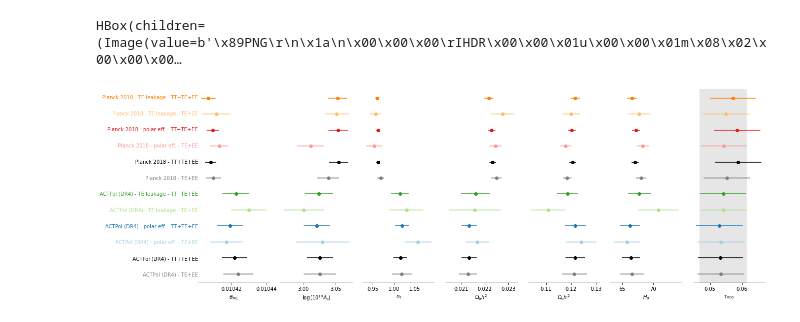
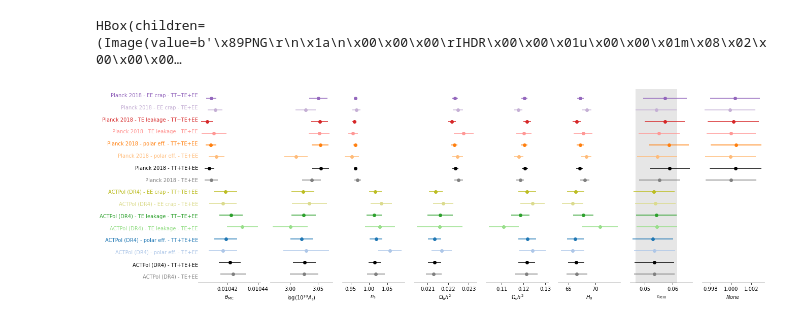
Before and after one commit to xgarrido/cmb_consistency, a Jupyter notebook: notebooks/consistency.ipynb, the cells around one changed output. Saved outputs shown, nothing was run; the diff lists cells and outputs as text; code cells hidden in the pictures.

```diff
--- a/notebooks/consistency.ipynb
+++ b/notebooks/consistency.ipynb
@@ -79,6 +90,8 @@ act_samples = {
     "ACTPol (DR4) - polar eff. - TT+TE+EE": "data/act/polareff/tt_te_ee",
     "ACTPol (DR4) - TE leakage - TE+EE": "data/act/leakage/te_ee",
     "ACTPol (DR4) - TE leakage - TT+TE+EE": "data/act/leakage/tt_te_ee",
+    "ACTPol (DR4) - EE crap - TE+EE": "data/act/crap2/te_ee",
+    "ACTPol (DR4) - EE crap - TT+TE+EE": "data/act/crap2/tt_te_ee",
 }
 planck_samples = {
     "Planck 2018 - TE+EE": "data/planck/te_ee",
@@ -87,8 +100,11 @@ planck_samples = {
     "Planck 2018 - polar eff. - TT+TE+EE": "data/planck/polareff/tt_te_ee",
     "Planck 2018 - TE leakage - TE+EE": "data/planck/leakage/te_ee",
     "Planck 2018 - TE leakage - TT+TE+EE": "data/planck/leakage/tt_te_ee",
+    "Planck 2018 - EE crap - TE+EE": "data/planck/crap/te_ee",
+    "Planck 2018 - EE crap - TT+TE+EE": "data/planck/crap/tt_te_ee",
 }
 mcmc_samples = {**act_samples, **planck_samples}
+crap_samples = {k: v for k,v in mcmc_samples.items() if "crap" in k}
 # %% [markdown]
 ## MCMC chains
 # %% [markdown]
@@ -116,13 +124,15 @@ Have a look at how chains evolve with time and check convergence or not.
 # %%
 from cobaya_utilities.tools import plot_chains
 
-for k, v in planck_samples.items():
+for k, v in crap_samples.items():
     n = 10 if "ACTPol" in k else 20
     nuisance_params = []
     if "polar eff." in k:
         nuisance_params = polareff_params(n)
     elif "leakage" in k:
         nuisance_params = leakage_params(n)
+    elif "crap" in k:
+        nuisance_params = ee_crap_params(n)
     nuisance_params += [] if "ACTPol" in k else ["A_planck"]
-    plot_chains(v, params=cosmo_params + nuisance_params[-5:], title=k, ncol=6)
+    plot_chains(v, params=cosmo_params + nuisance_params, title=k, ncol=6)
 # %% [output]
@@ -171,9 +175,9 @@ Plot posteriors distributions of CMB parameters
 # %%
 colors = (
     ["grey", "black"]
-    + [plt.get_cmap("Paired")(i) for i in range(4)]
+    + [plt.get_cmap("tab20")(i) for i in [1, 0, 5, 4, 17, 16]]
     + ["gray", "black"]
-    + [plt.get_cmap("Paired")(i) for i in range(4, 8)]
+    + [plt.get_cmap("tab20")(i) for i in [3, 2, 7, 6, 9, 8]]
 )
 
 
@@ -330,8 +351,11 @@ def plot_results(sample_range, params):
             ax.axvspan(0.054 - 0.0073, 0.054 + 0.0073, color="0.9")
 
         for j, (sample, color) in enumerate(zip(s, c)):
-            x = sample.mean(params[i])
-            xerr = sample.std(params[i])
+            try:
+                x = sample.mean(params[i])
+                xerr = sample.std(params[i])
+            except:
+                continue
             ax.errorbar(x, y=j, xerr=xerr, fmt="o", color=color)
 
     for i, (label, color) in enumerate(zip(ll, c)):
@@ -345,9 +369,9 @@ def plot_results(sample_range, params):
             transform=axes[0].transAxes,
         )
 # %%
-plot_results(sample_range=range(len(mcmc_samples)), params=cosmo_params)
+plot_results(sample_range=range(len(samples)), params=cosmo_params + ["A_planck"])
 # %% [output]
-[figure, old version]
+[figure, new version]
 # %%
 from scipy import stats
 
```
Also changed, not shown: parts of 21 cells of this notebook.
